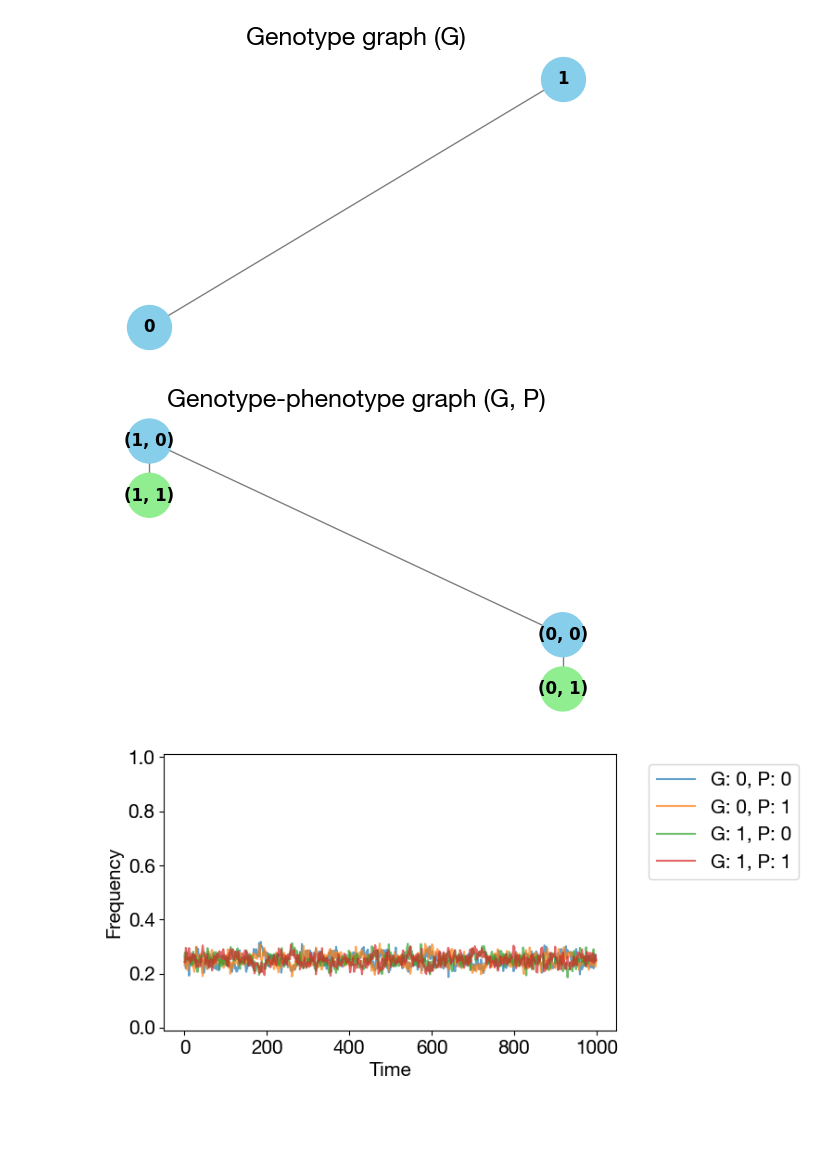
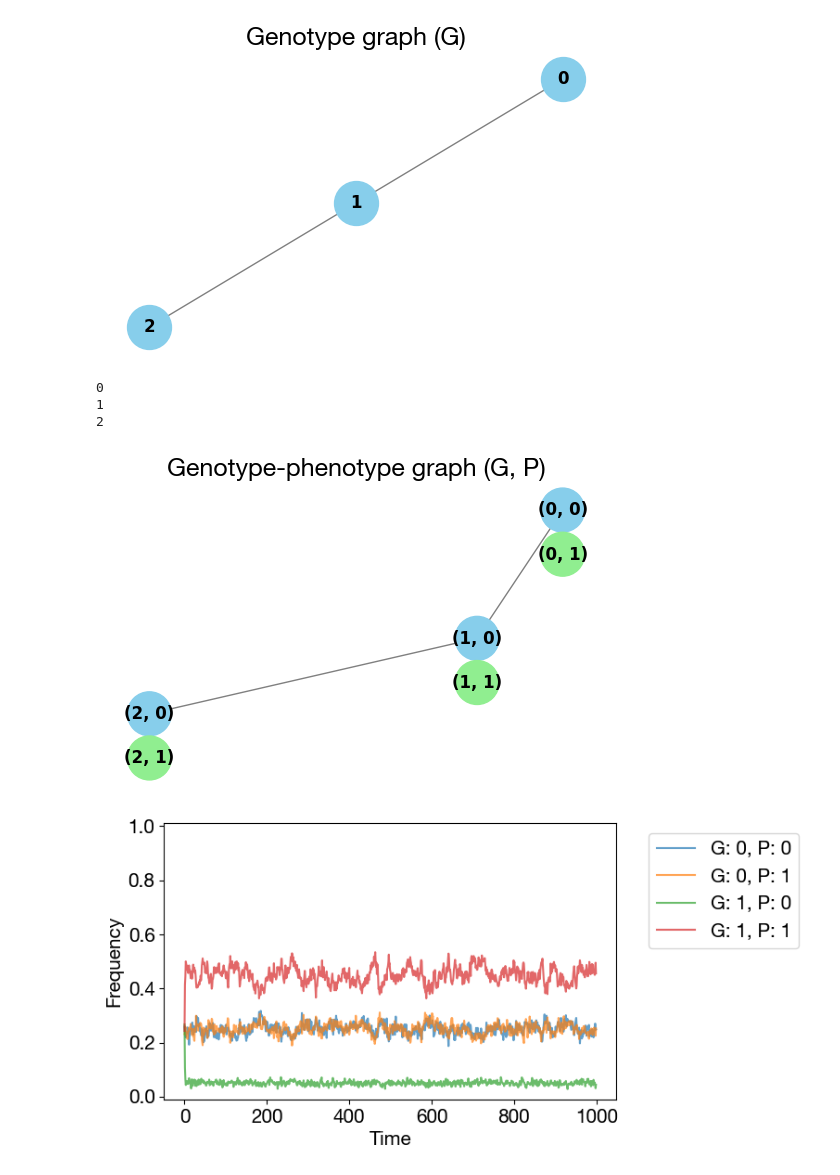
Before and after one commit to vastcollab/ProPGen, a Jupyter notebook: data_explorer.ipynb, the cells around one changed output. Drawn from its saved outputs; the diff is of its cells as text; code cells hidden in the pictures; blank space fills up the shorter version.

Commit message:
update data explorer

```diff
--- a/data_explorer.ipynb
+++ b/data_explorer.ipynb
@@ -7,7 +7,7 @@ import networkx as nx
 # %%
 # %pip install networkx
 # %%
-with open('test/sim2_data_trial4.pkl','rb') as file:
+with open('test/sim2_data_trial5.pkl','rb') as file:
     data = pickle.load(file)
 # %%
 font = {'family' : 'Helvetica Neue',
@@ -30,7 +30,7 @@ nx.draw(G, pos, with_labels=True, labels=node_labels, node_size=1000, node_color
 plt.title('Genotype graph (G)')
 plt.show()
 # %% [output]
-[figure, old version]
+[figure, new version]
 # %%
 # show the genotype-phenotype graph
 
@@ -54,38 +54,41 @@ G.add_edges_from(new_edges)
 
 # labels for phenotype nodes
 for child_node in new_nodes:
-    genotype_parent = child_node % Q
+    genotype_parent = child_node % len(new_nodes)
     child_number = child_node % (Q-1) + 1
     node_labels[child_node] = '(' + str(genotype_parent) + ', ' + str(child_number) + ')'
 
 # colors
 node_colors = []
 for node in G.nodes:
     if node < len(data['A']):
         node_colors.append('skyblue')
     else:
         node_colors.append('lightgreen')
 
 # positioning the nodes
 pos = nx.spring_layout(G, seed=42)
 
 # offset the children below their parent nodes
 child_pos_offset = 0.20
 for node in range(len(data['A'])):
     children = [n for n in G.neighbors(node)]
     child_count = 0
     for child in children:
         if child >= len(data['A']):
             pos[child] = (pos[node][0], pos[node][1] - child_pos_offset * (child_count + 1))
             child_count += 1
 
 plt.figure(figsize=(5, 3))
 nx.draw(G, pos, with_labels=True, labels=node_labels, node_size=1000, node_color=node_colors, font_size=12, font_weight='bold', edge_color='gray')
 
 plt.title("Genotype-phenotype graph (G, P)")
 plt.show()
 # %% [output]
+0
+1
+2
-[figure, old version]
+[figure, new version]
 # %%
 plt.figure(figsize=(8, 4))
 
@@ -103,7 +106,7 @@ plt.legend(bbox_to_anchor=(1.05, 1), loc='upper left')
 plt.tight_layout()
 plt.show()
 # %% [output]
-[figure, old version]
+[figure, new version]
 # %%
 # compute mean statistics
 
```
Also changed, not shown: parts of 1 cell of this notebook, 8 other files.
